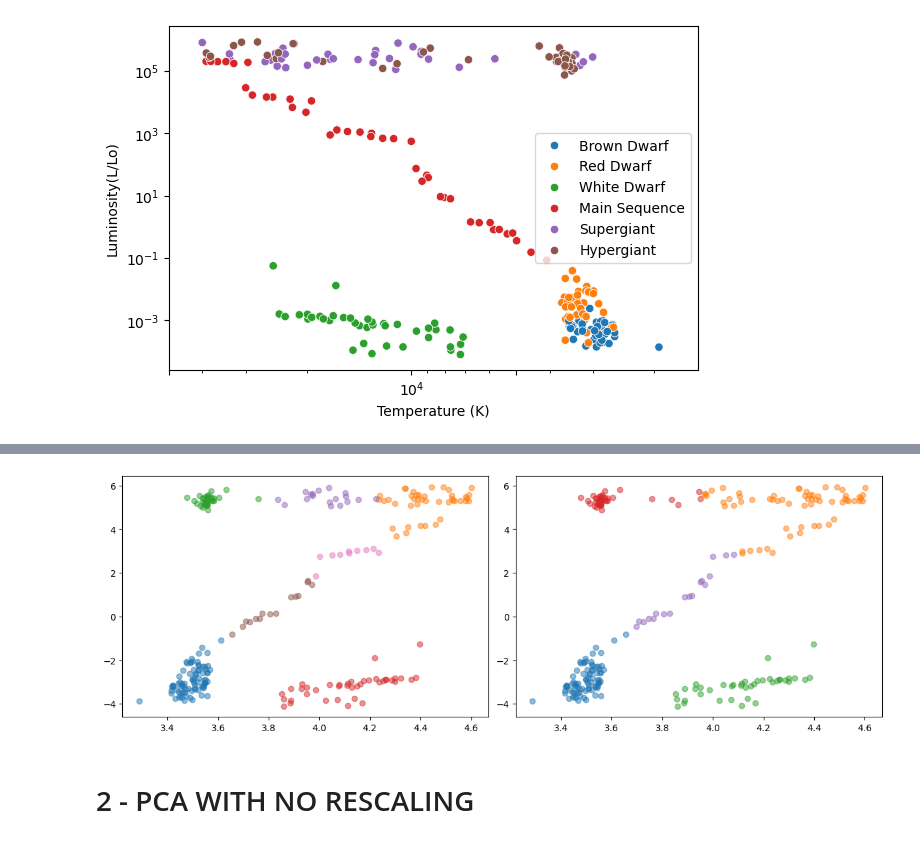
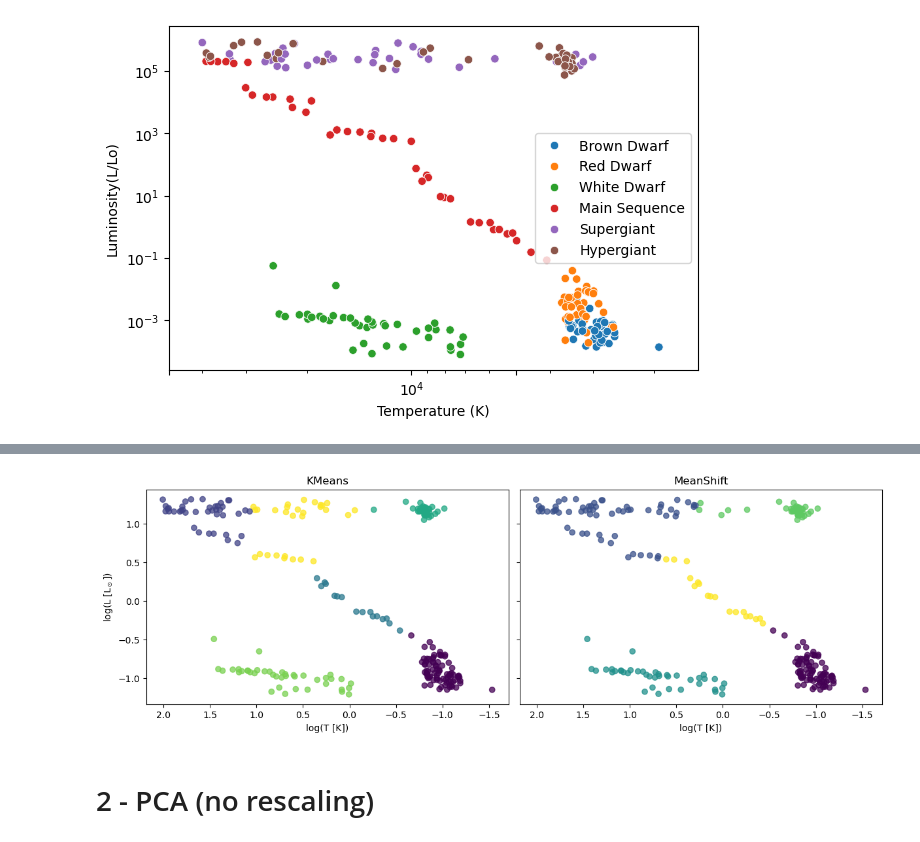
Before and after one commit to RoccoGiugni/ASML-24-25, a Jupyter notebook: L15/L15.ipynb, the cells around one changed output, grey strips where cells are left out. Drawn from its saved outputs; the diff is of its cells as text; code cells hidden in the pictures.

```diff
--- a/L15/L15.ipynb
+++ b/L15/L15.ipynb
@@ -95,20 +112,33 @@ for cl, ax in zip(n_cl, axs):
-# %%
-# MeanShift algorithm
-
-bws = [.5, .9]
-
-fig, axs = plt.subplots(1, 2, figsize=(12, 4), layout='constrained')
-
-for bw, ax in zip(bws, axs):
-    ms = MeanShift(bandwidth=bw, bin_seeding=True, cluster_all=False)
-    ms.fit(X_scaled)
-    centers = ms.cluster_centers_ # location of the clusters
-    labels = ms.predict(X_scaled)
-
-    colors = ['C1', 'C0', 'C2', 'C3']
-    for ii in range(len(labels)):
-        ax.scatter(X_scaled[labels==ii, 0], X_scaled[labels==ii, 1], alpha=0.5) # color=colors[ii],
-# %% [output]
-[figure, removed]
+# %%
+cl, bw = 6, .9 # chosen after trial and error
+
+fig, (ax, bx) = plt.subplots(1, 2, figsize=(12, 4), sharey=True, layout='constrained')
+
+# KMeans
+
+km = KMeans(n_clusters=cl, n_init='auto')
+km.fit(X_scaled)
+Y = km.predict(X_scaled)
+
+ax.scatter(X_scaled[:, 0], X_scaled[:, 1], c=Y, cmap='viridis', alpha=.75)
+ax.xaxis.set_inverted(True)
+
+ax.set_title('KMeans')
+ax.set_xlabel('log(T [K])')
+ax.set_ylabel(r'log(L [L$_\odot$])')
+
+# MeanShift
+
+ms = MeanShift(bandwidth=bw, bin_seeding=True, cluster_all=False)
+ms.fit(X_scaled)
+Y = ms.predict(X_scaled)
+
+bx.scatter(X_scaled[:, 0], X_scaled[:, 1], c=Y, cmap='viridis', alpha=.75)
+bx.xaxis.set_inverted(True)
+
+bx.set_title('MeanShift')
+bx.set_xlabel('log(T [K])');
+# %% [output]
+[figure, added]
 # %% [markdown]
-# 2 - PCA WITH NO RESCALING
+# 2 - PCA (no rescaling)
```
Also changed, not shown: parts of 25 cells of this notebook, 1 other file.
